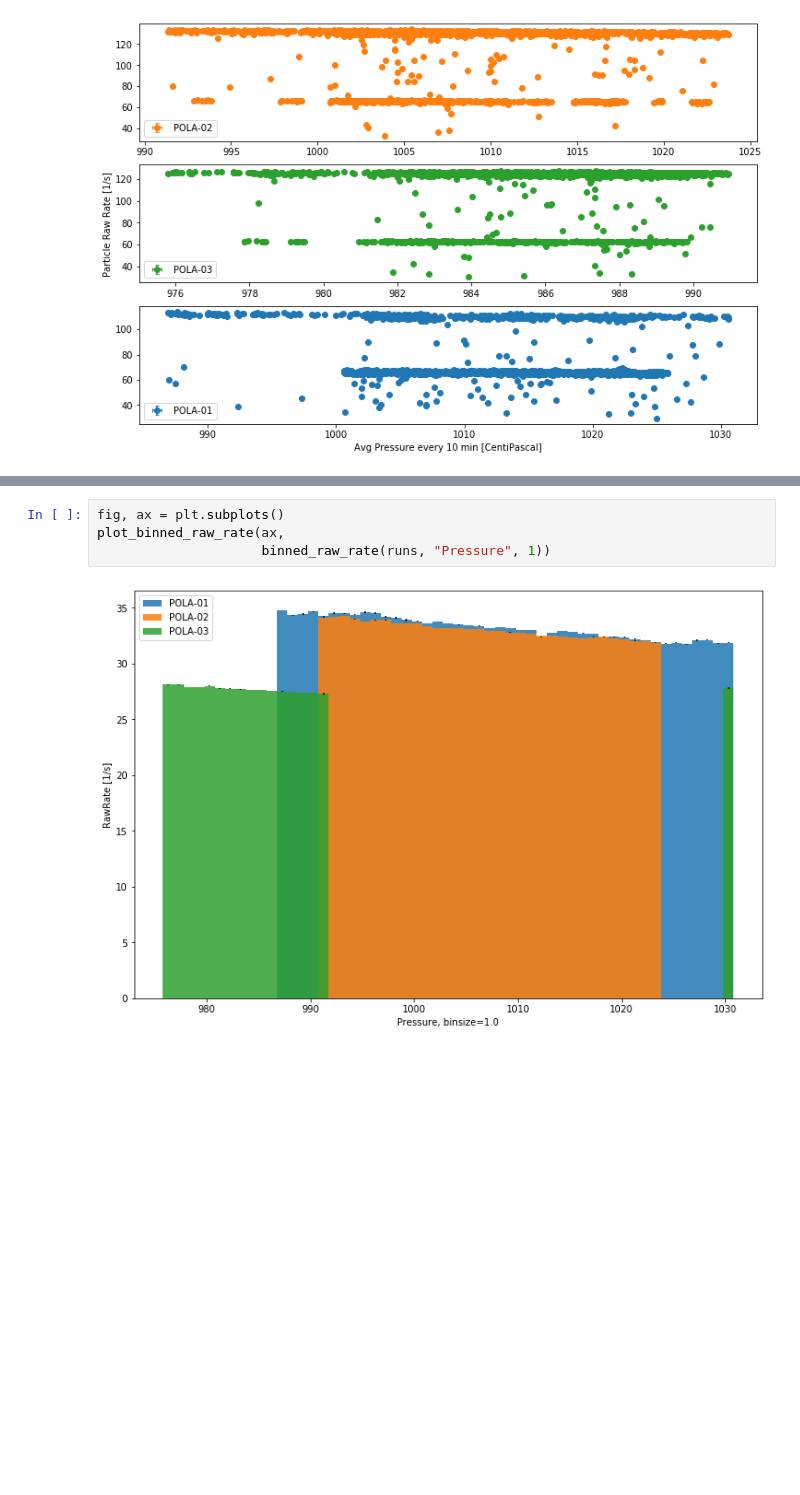
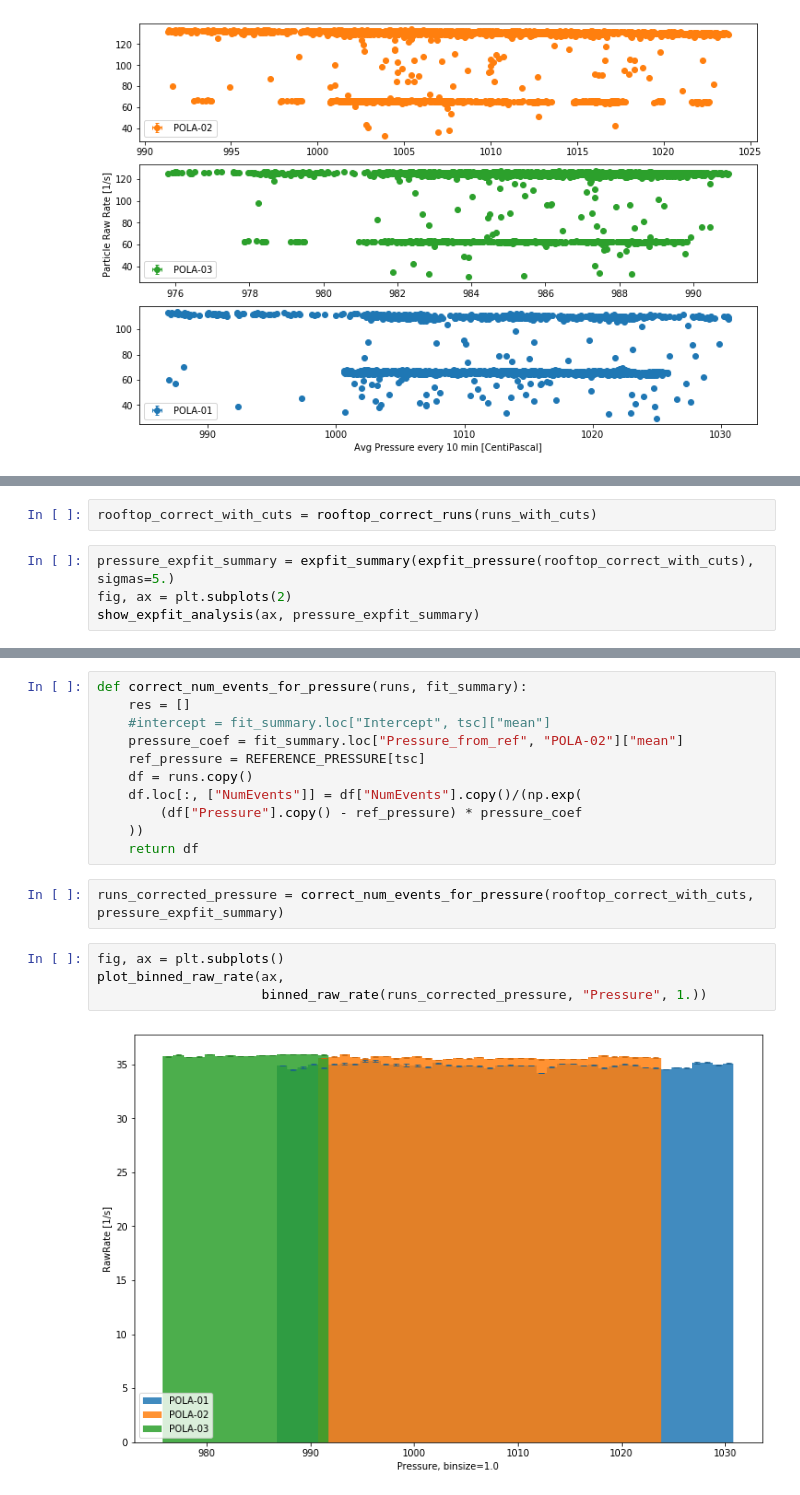
Before and after one commit to vindex10/rbpp-projects, a Jupyter notebook: project2/project2-plots.ipynb, the cells around one changed output, grey strips where cells are left out. Cells and saved outputs as stored; diff of their text form; blank space fills up the shorter version.

```diff
--- a/project2/project2-plots.ipynb
+++ b/project2/project2-plots.ipynb
@@ -461,0 +592,6 @@ plot_binned_raw_rate(ax,
+# %%
+rooftop_correct_with_cuts = rooftop_correct_runs(runs_with_cuts)
+# %%
+pressure_expfit_summary = expfit_summary(expfit_pressure(rooftop_correct_with_cuts), sigmas=5.)
+fig, ax = plt.subplots(2)
+show_expfit_analysis(ax, pressure_expfit_summary)
@@ -462,6 +607,19 @@ plot_binned_raw_rate(ax,
+# %%
+def correct_num_events_for_pressure(runs, fit_summary):
+    res = []
+    #intercept = fit_summary.loc["Intercept", tsc]["mean"]
+    pressure_coef = fit_summary.loc["Pressure_from_ref", "POLA-02"]["mean"]
+    ref_pressure = REFERENCE_PRESSURE[tsc]
+    df = runs.copy()
+    df.loc[:, ["NumEvents"]] = df["NumEvents"].copy()/(np.exp(
+        (df["Pressure"].copy() - ref_pressure) * pressure_coef
+    ))
+    return df
+# %%
+runs_corrected_pressure = correct_num_events_for_pressure(rooftop_correct_with_cuts, pressure_expfit_summary)
 # %%
 fig, ax = plt.subplots()
 plot_binned_raw_rate(ax,
-                     binned_raw_rate(runs, "Pressure", 1))
+                     binned_raw_rate(runs_corrected_pressure, "Pressure", 1.))
 # %% [output]
-[figure, old version]
+[figure, new version]
```
Also changed, not shown: parts of 27 cells of this notebook, 1 other file.
